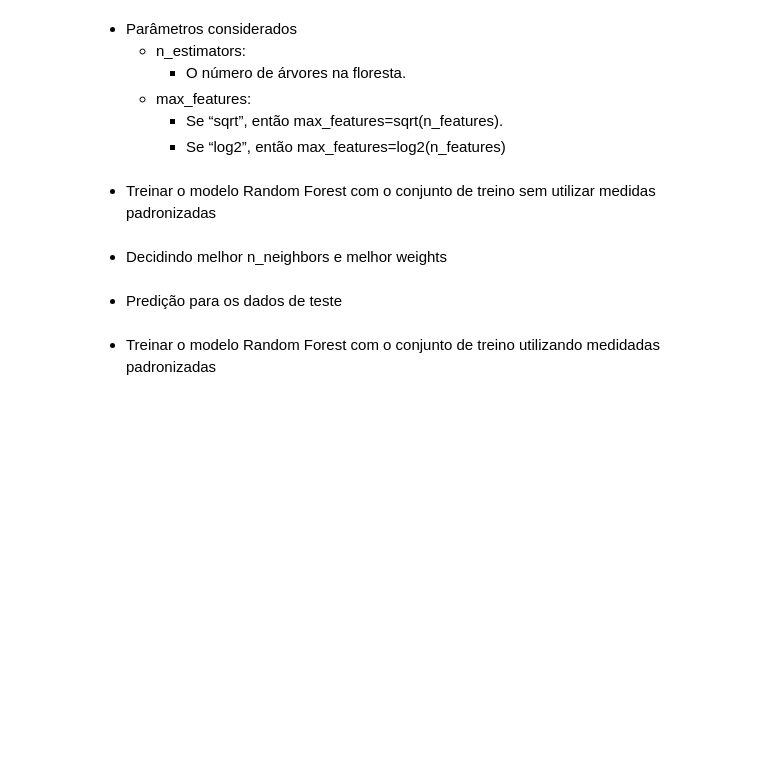
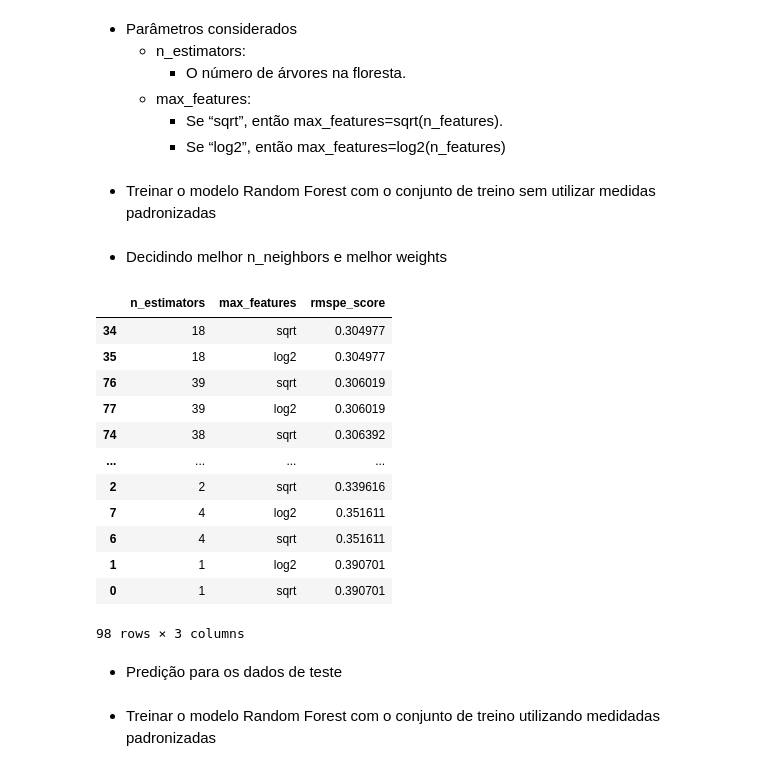
Before and after one commit to AmandaACLucio/Machine_Learning, a Jupyter notebook: Trabalho 2 - Regressor/modelo_regressor.ipynb, the cells around one changed output. Drawn from its saved outputs; the diff is of its cells as text; code cells hidden in the pictures; blank space fills up the shorter version.

```diff
--- a/Trabalho 2 - Regressor/modelo_regressor.ipynb
+++ b/Trabalho 2 - Regressor/modelo_regressor.ipynb
@@ -730,7 +787,7 @@ result_sort
 - Predição para os dados de teste
 # %%
 model = KNeighborsRegressor(n_neighbors=13,weights='distance')
-model.fit(X_train_standard,y_train_standard)
+model.fit(X_train_standard,y_train)
 y_predict_output  = model.predict(X_test_output)
 submissao_kaggle(df_test, y_predict_output, "input_regressor_knn_com_padronizacao.csv")
 # %% [markdown]
@@ -778,7 +835,7 @@ def regressorRandomForest(X_train, y_train, X_test, y_test):
 
         results.append(result_log2)
 
-    return [pd.DataFrame(results, columns=["n_estimators", "max_features", "rmspe_score"]), y_predict]
+    return pd.DataFrame(results, columns=["n_estimators", "max_features", "rmspe_score"])
 # %% [markdown]
 - Treinar o modelo Random Forest com o conjunto de treino sem utilizar medidas padronizadas
 # %%
@@ -786,8 +843,22 @@ result = regressorRandomForest(X_train, y_train, X_test, y_test)
 # %% [markdown]
 - Decidindo melhor n_neighbors e melhor weights
 # %%
-result_sort = result[0].sort_values(by="rmspe_score", ascending=True)
+result_sort = result.sort_values(by="rmspe_score", ascending=True)
 result_sort
+# %% [output]
+|  | n_estimators | max_features | rmspe_score |
+| 34 | 18 | sqrt | 0.304977 |
+| 35 | 18 | log2 | 0.304977 |
+| 76 | 39 | sqrt | 0.306019 |
+| 77 | 39 | log2 | 0.306019 |
+| 74 | 38 | sqrt | 0.306392 |
+| ... | ... | ... | ... |
+| 2 | 2 | sqrt | 0.339616 |
+| 7 | 4 | log2 | 0.351611 |
+| 6 | 4 | sqrt | 0.351611 |
+| 1 | 1 | log2 | 0.390701 |
+| 0 | 1 | sqrt | 0.390701 |
+98 rows × 3 columns
 # %% [markdown]
 - Predição para os dados de teste
 # %%
```
Also changed, not shown: parts of 23 cells of this notebook, 10 other files.
